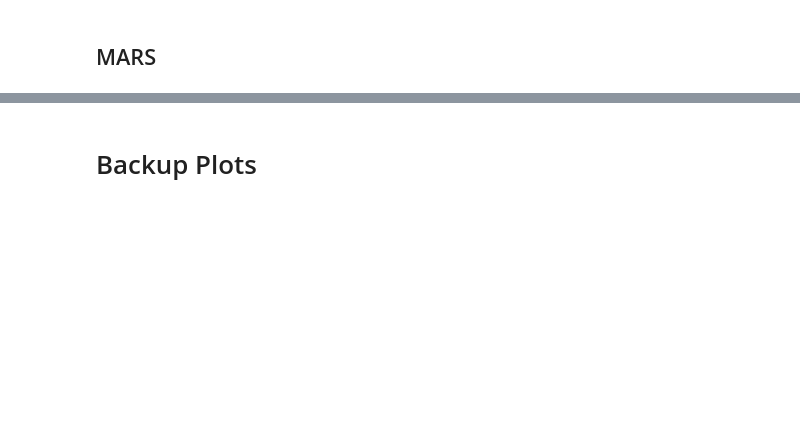
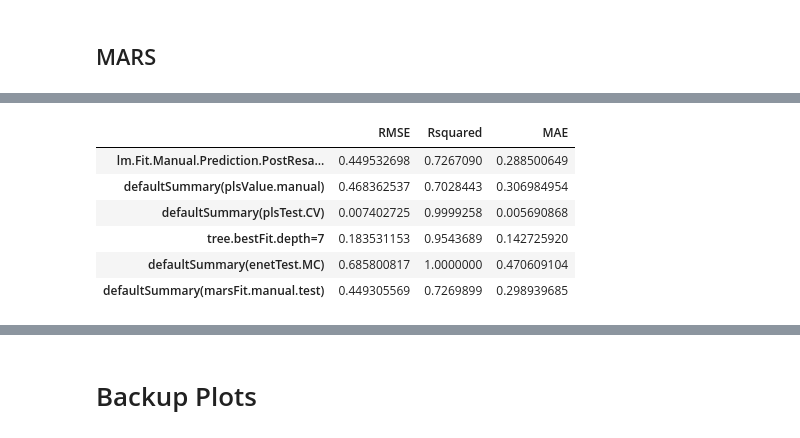
Before and after one commit to jvbaker95/OR-568-Project, a Jupyter notebook: OR-568_Project_Analysis.ipynb, the cells around one changed output, grey strips where cells are left out. Cells and saved outputs as stored; diff of their text form; code cells hidden in the pictures; blank space fills up the shorter version.

```diff
--- a/OR-568_Project_Analysis.ipynb
+++ b/OR-568_Project_Analysis.ipynb
@@ -938,0 +884,4 @@ tic()
+# %%
+# Partition Data
+df.mars.train <- df.train
+df.mars.test <- df.test
@@ -938,0 +890,7 @@ tic()
+# %%
+## MARS
+### Manual Execution
+# Model training
+tic()
+marsFit.manual <- earth(df.mars.train$sale.price ~., data = df.mars.train)
+toc()
@@ -939 +906,20 @@ tic()
+# %%
+# Add the results of the manual MARS to the model results dataframe.
+modelResults <- rbind(
+    modelResults,
+    t(
+        as.data.frame(
+            defaultSummary(marsFit.manual.test)
+        )
+    )
+)
+modelResults
+# %% [output]
+|  | RMSE | Rsquared | MAE |
+| lm.Fit.Manual.Prediction.PostResa... | 0.449532698 | 0.7267090 | 0.288500649 |
+| defaultSummary(plsValue.manual) | 0.468362537 | 0.7028443 | 0.306984954 |
+| defaultSummary(plsTest.CV) | 0.007402725 | 0.9999258 | 0.005690868 |
+| tree.bestFit.depth=7 | 0.183531153 | 0.9543689 | 0.142725920 |
+| defaultSummary(enetTest.MC) | 0.685800817 | 1.0000000 | 0.470609104 |
+| defaultSummary(marsFit.manual.test) | 0.449305569 | 0.7269899 | 0.298939685 |
 # %%
```
Also changed, not shown: parts of 28 cells of this notebook.
